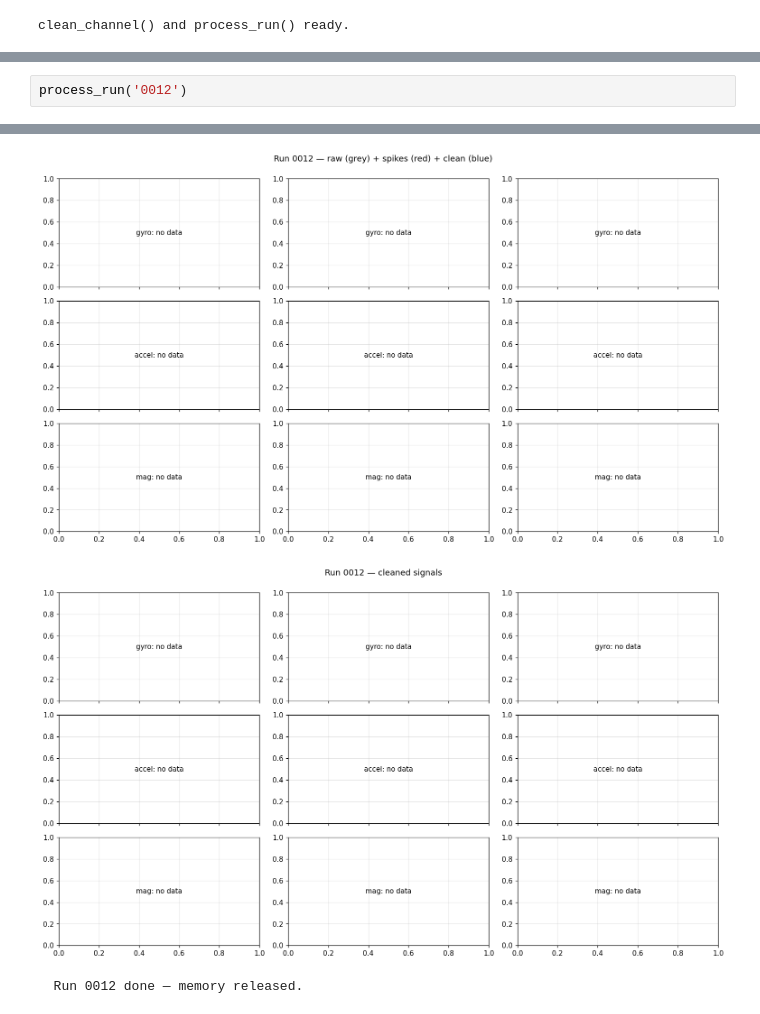
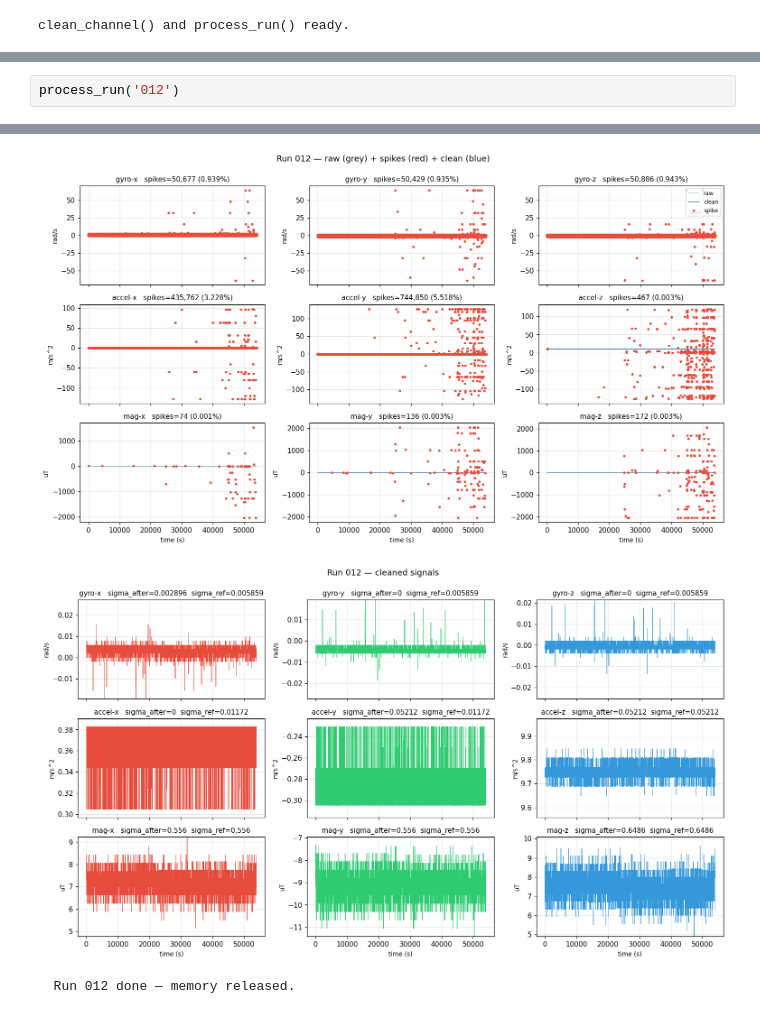
Before and after one commit to haozez-max/data-analysis-for-Project-SHIELD, a Jupyter notebook: spike_removal_demo.ipynb, the cells around one changed output, grey strips where cells are left out. Saved outputs shown, nothing was run; the diff lists cells and outputs as text.

```diff
--- a/spike_removal_demo.ipynb
+++ b/spike_removal_demo.ipynb
@@ -568,4 +562,4 @@ process_run('0011')
 # %%
-process_run('0012')
+process_run('012')
 # %% [output]
 ======================================================================
@@ -589,3 +580,3 @@ process_run('0012')
-[figure, old version]
+[figure, new version]
-[figure, old version]
+[figure, new version]
-  Run 0012 done — memory released.
+  Run 012 done — memory released.
```
Also changed, not shown: parts of 7 cells of this notebook.
